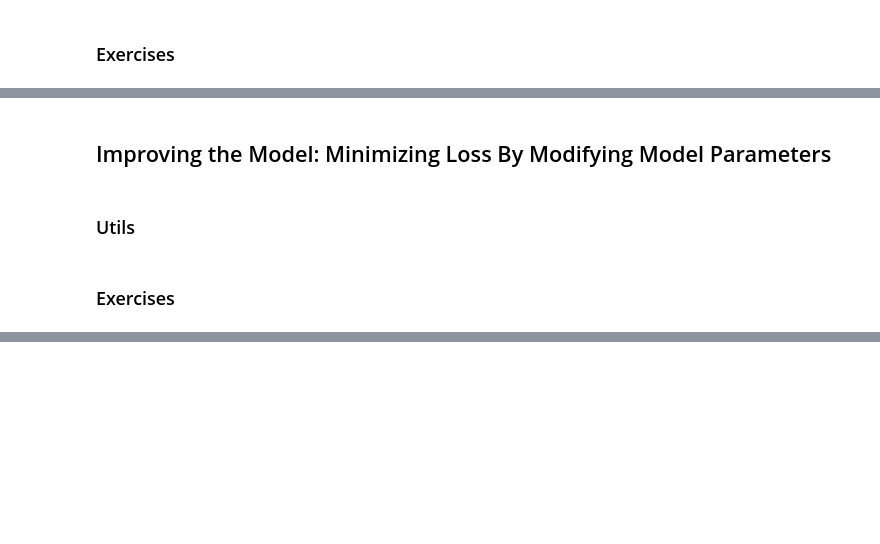
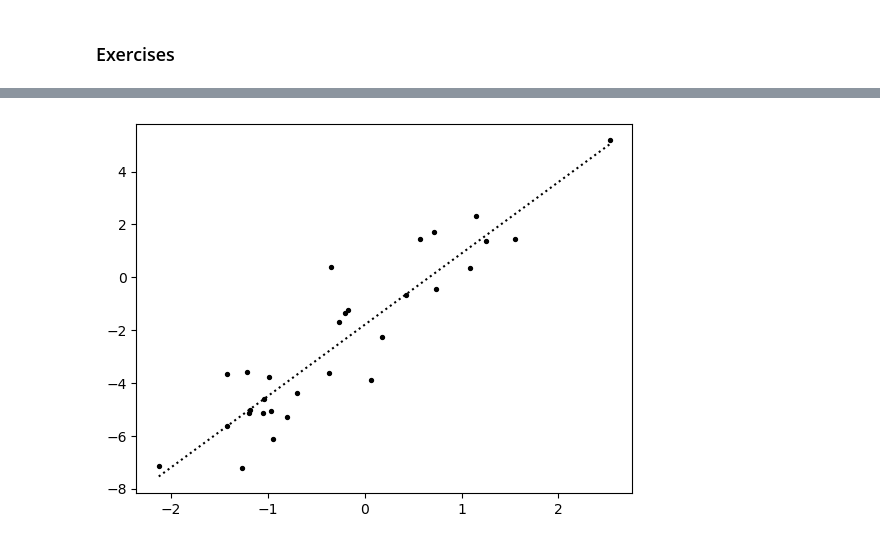
Before and after one commit to atleer/intro-to-deep-learning-dev, a Jupyter notebook: Day01/01_modeling_data/index.ipynb, the cells around one changed output, grey strips where cells are left out. Cells and saved outputs as stored; diff of their text form; code cells hidden in the pictures; blank space fills up the shorter version.

Commit message:
all sessoin 1 exercises in place, just needs text

```diff
--- a/Day01/01_modeling_data/index.ipynb
+++ b/Day01/01_modeling_data/index.ipynb
@@ -266,4 +278,0 @@ plt.legend();
-# %% [markdown]
-## Improving the Model: Minimizing Loss By Modifying Model Parameters
-# %% [markdown]
-### Utils
@@ -272,2 +278,0 @@ loss_function = nn.MSELoss()
-# %% [markdown]
-### Exercises
@@ -290,0 +279,17 @@ plt.title(f'Loss: {loss.item():.2}')
+# %%
+x, y_obs = generate_data()
+
+# Model the Data
+model = linear_model(weight=2.7, bias=-1.8)
+loss_function = nn.MSELoss()
+
+# Check the Model's Predictions Against the Observed Data
+y_pred = model(x)
+loss = loss_function(y_pred, y_obs)
+print(f'Loss: {loss.item():.2f}')
+
+# Plot the Model Against the Data
+plt.scatter(x, y_obs, 8, 'k')
+x0 = torch.linspace(x.min(), x.max(), 2);
+plt.plot(x0, model(x0), ':k');
+# %% [output]
@@ -290,0 +297 @@ plt.title(f'Loss: {loss.item():.2}')
+[figure, added]
```
Also changed, not shown: parts of 48 cells of this notebook, 1 other file.
